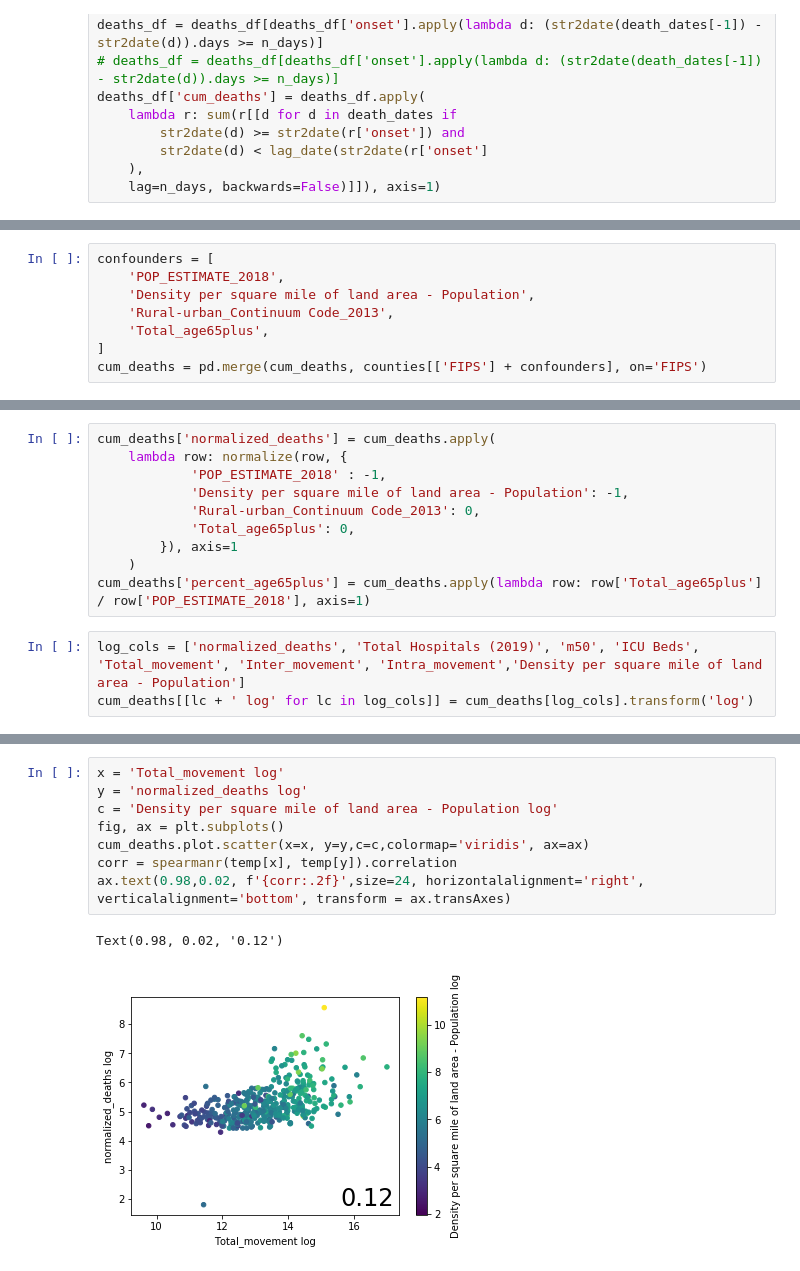
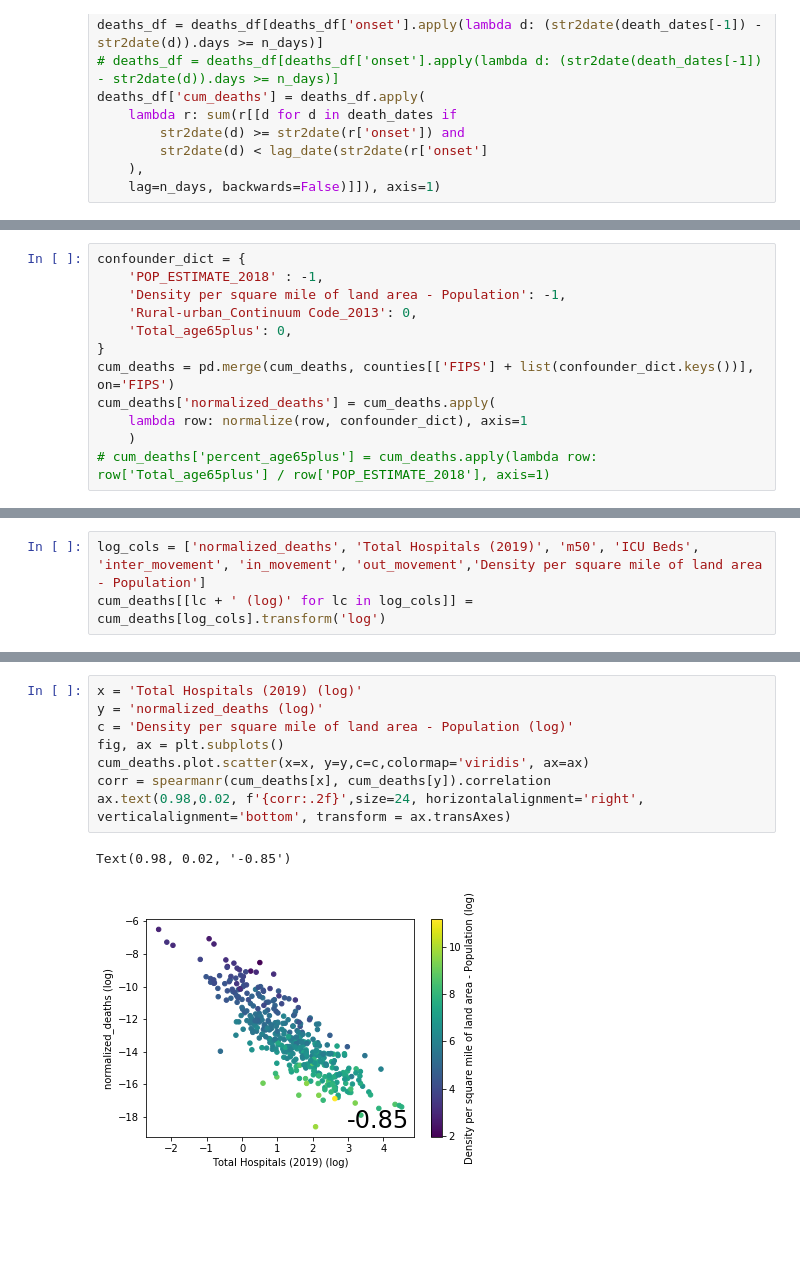
Before and after one commit to jhu-covid-optimization/covid-drivers, a Jupyter notebook: notebooks/06-rp-hospital_analysis.ipynb, the cells around one changed output, grey strips where cells are left out. Cells and saved outputs as stored; diff of their text form; blank space fills up the shorter version.

Commit message:
corr plots

```diff
--- a/notebooks/06-rp-hospital_analysis.ipynb
+++ b/notebooks/06-rp-hospital_analysis.ipynb
@@ -83,8 +98,12 @@ cum_deaths['Intra_movement'] = cum_deaths['Total_movement'] - cum_deaths['Inter_
 # %%
-confounders = [
-    'POP_ESTIMATE_2018',
-    'Density per square mile of land area - Population',
-    'Rural-urban_Continuum Code_2013',
-    'Total_age65plus',
-]
-cum_deaths = pd.merge(cum_deaths, counties[['FIPS'] + confounders], on='FIPS')
+confounder_dict = {
+    'POP_ESTIMATE_2018' : -1,
+    'Density per square mile of land area - Population': -1,
+    'Rural-urban_Continuum Code_2013': 0,
+    'Total_age65plus': 0,
+}
+cum_deaths = pd.merge(cum_deaths, counties[['FIPS'] + list(confounder_dict.keys())], on='FIPS')
+cum_deaths['normalized_deaths'] = cum_deaths.apply(
+    lambda row: normalize(row, confounder_dict), axis=1
+    )
+# cum_deaths['percent_age65plus'] = cum_deaths.apply(lambda row: row['Total_age65plus'] / row['POP_ESTIMATE_2018'], axis=1)
@@ -107,13 +110,3 @@ def normalize(row, cols, target='cum_deaths'):
-# %%
-cum_deaths['normalized_deaths'] = cum_deaths.apply(
-    lambda row: normalize(row, {
-            'POP_ESTIMATE_2018' : -1,
-            'Density per square mile of land area - Population': -1,
-            'Rural-urban_Continuum Code_2013': 0,
-            'Total_age65plus': 0,
-        }), axis=1
-    )
-cum_deaths['percent_age65plus'] = cum_deaths.apply(lambda row: row['Total_age65plus'] / row['POP_ESTIMATE_2018'], axis=1)
 # %%
-log_cols = ['normalized_deaths', 'Total Hospitals (2019)', 'm50', 'ICU Beds', 'Total_movement', 'Inter_movement', 'Intra_movement','Density per square mile of land area - Population']
-cum_deaths[[lc + ' log' for lc in log_cols]] = cum_deaths[log_cols].transform('log')
+log_cols = ['normalized_deaths', 'Total Hospitals (2019)', 'm50', 'ICU Beds', 'inter_movement', 'in_movement', 'out_movement','Density per square mile of land area - Population']
+cum_deaths[[lc + ' (log)' for lc in log_cols]] = cum_deaths[log_cols].transform('log')
@@ -120,11 +121,11 @@ cum_deaths[[lc + ' log' for lc in log_cols]] = cum_deaths[log_cols].transform('l
 # %%
-x = 'Total_movement log'
-y = 'normalized_deaths log'
-c = 'Density per square mile of land area - Population log'
+x = 'Total Hospitals (2019) (log)'
+y = 'normalized_deaths (log)'
+c = 'Density per square mile of land area - Population (log)'
 fig, ax = plt.subplots()
 cum_deaths.plot.scatter(x=x, y=y,c=c,colormap='viridis', ax=ax)
-corr = spearmanr(temp[x], temp[y]).correlation
+corr = spearmanr(cum_deaths[x], cum_deaths[y]).correlation
 ax.text(0.98,0.02, f'{corr:.2f}',size=24, horizontalalignment='right', verticalalignment='bottom', transform = ax.transAxes)
 # %% [output]
-Text(0.98, 0.02, '0.12')
+Text(0.98, 0.02, '-0.85')
-[figure, old version]
+[figure, new version]
```
Also changed, not shown: parts of 15 cells of this notebook, 12 other files.
